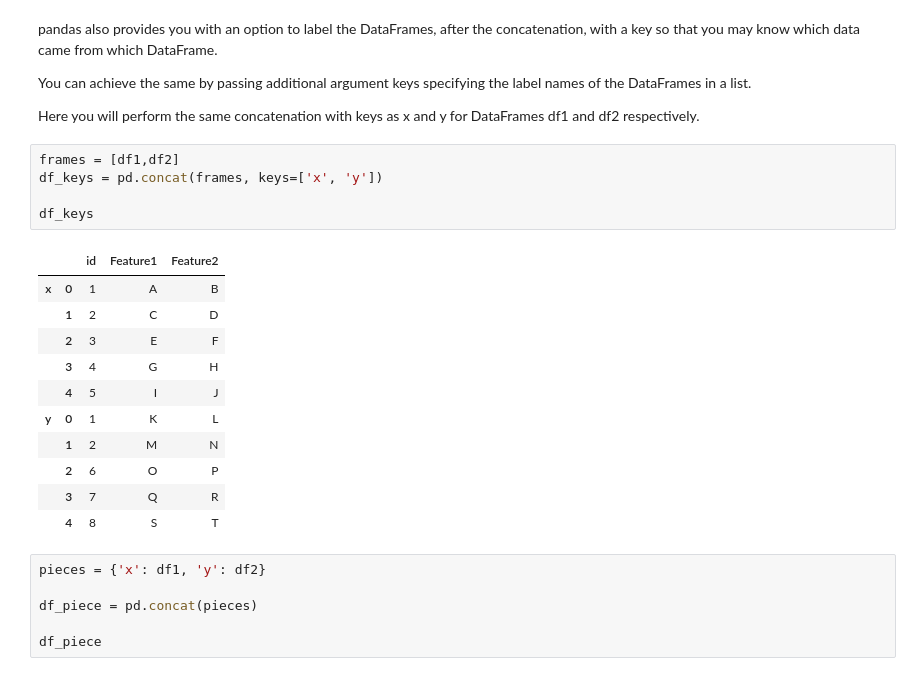
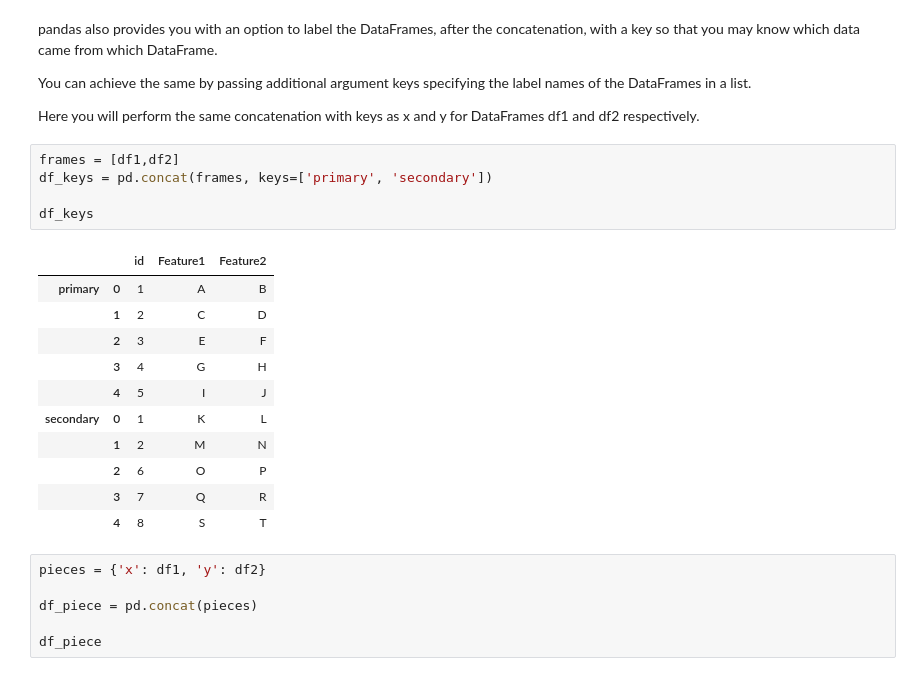
Before and after one commit to samsonafo/Introduction_to_Python, a Jupyter notebook: Data Analytics with Pandas.ipynb, the cells around one changed output. Saved outputs shown, nothing was run; the diff lists cells and outputs as text.

```diff
--- a/Data Analytics with Pandas.ipynb
+++ b/Data Analytics with Pandas.ipynb
@@ -214,17 +273,17 @@ You can achieve the same by passing additional argument keys specifying the labe
 Here you will perform the same concatenation with keys as x and y for DataFrames df1 and df2 respectively.
 # %%
 frames = [df1,df2]
-df_keys = pd.concat(frames, keys=['x', 'y'])
+df_keys = pd.concat(frames, keys=['primary', 'secondary'])
 
 df_keys
 # %% [output]
 |  |  | id | Feature1 | Feature2 |
-| x | 0 | 1 | A | B |
+| primary | 0 | 1 | A | B |
 |  | 1 | 2 | C | D |
 |  | 2 | 3 | E | F |
 |  | 3 | 4 | G | H |
 |  | 4 | 5 | I | J |
-| y | 0 | 1 | K | L |
+| secondary | 0 | 1 | K | L |
 |  | 1 | 2 | M | N |
 |  | 2 | 6 | O | P |
 |  | 3 | 7 | Q | R |
```
Also changed, not shown: parts of 25 cells of this notebook, 16 other files.
